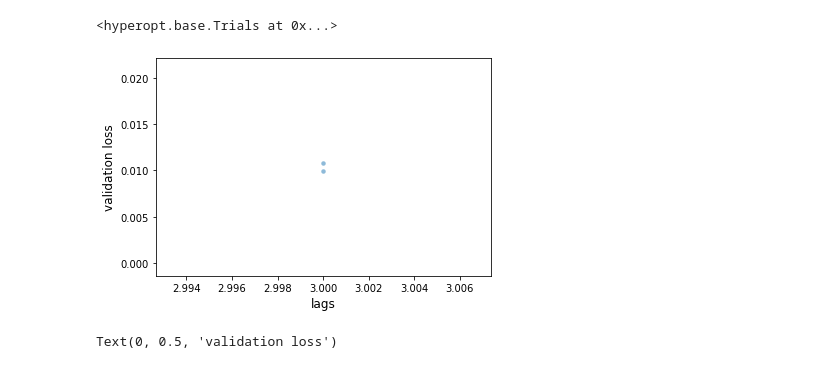
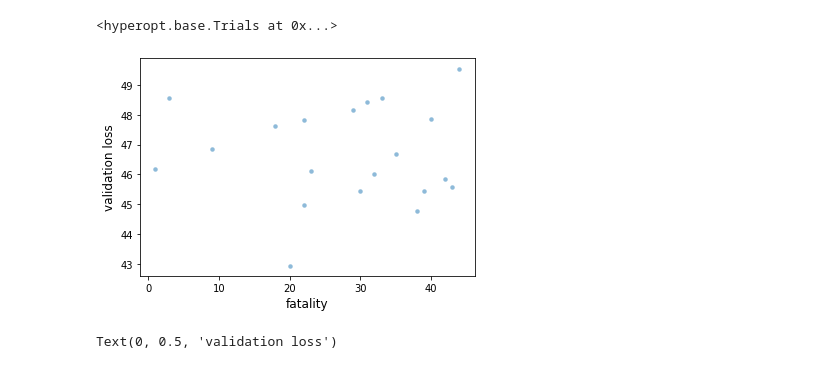
Before and after one commit to pietro-foini/ISI-WFP, a Jupyter notebook: project/Forecasting/XGBoost/Load Hyperopt trials file.ipynb, the cells around one changed output. Drawn from its saved outputs; the diff is of its cells as text; code cells hidden in the pictures.

```diff
--- a/project/Forecasting/XGBoost/Load Hyperopt trials file.ipynb
+++ b/project/Forecasting/XGBoost/Load Hyperopt trials file.ipynb
@@ -24,15 +42,15 @@ trials
 # %%
 # Results of various trials hyperopt optimization.
 loss_history = [t["result"]["loss"] for t in trials.trials]
-lags_history = [t["misc"]["vals"]["lags"][0] for t in trials.trials]
-batch_size_history = [t["misc"]["vals"]["batch_size"][0] for t in trials.trials]
+fatality_history = [t["misc"]["vals"]["Fatality"][0] for t in trials.trials]
+#batch_size_history = [t["misc"]["vals"]["batch_size"][0] for t in trials.trials]
 # %%
 fig, ax = plt.subplots()
-ax.scatter(lags_history, loss_history, s = 20, linewidth = 0.01, alpha = 0.5)
-ax.set_xlabel("lags", fontsize = 12)
+ax.scatter(fatality_history, loss_history, s = 20, linewidth = 0.01, alpha = 0.5)
+ax.set_xlabel("fatality", fontsize = 12)
 ax.set_ylabel("validation loss", fontsize = 12);
 # %% [output]
-[figure, old version]
+[figure, new version]
 # %%
 fig, ax = plt.subplots()
 ax.scatter(batch_size_history, loss_history, s = 20, linewidth = 0.01, alpha = 0.5)
```
Also changed, not shown: parts of 5 cells of this notebook, 13 other files.
